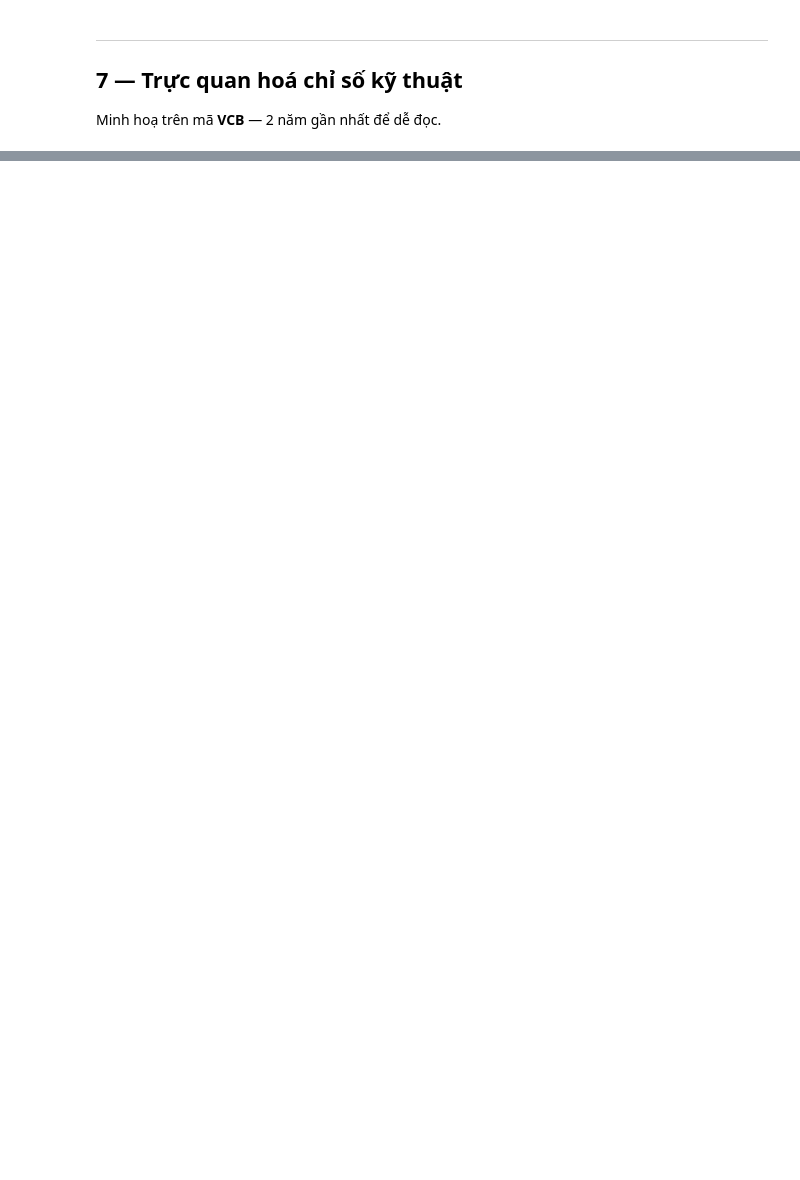
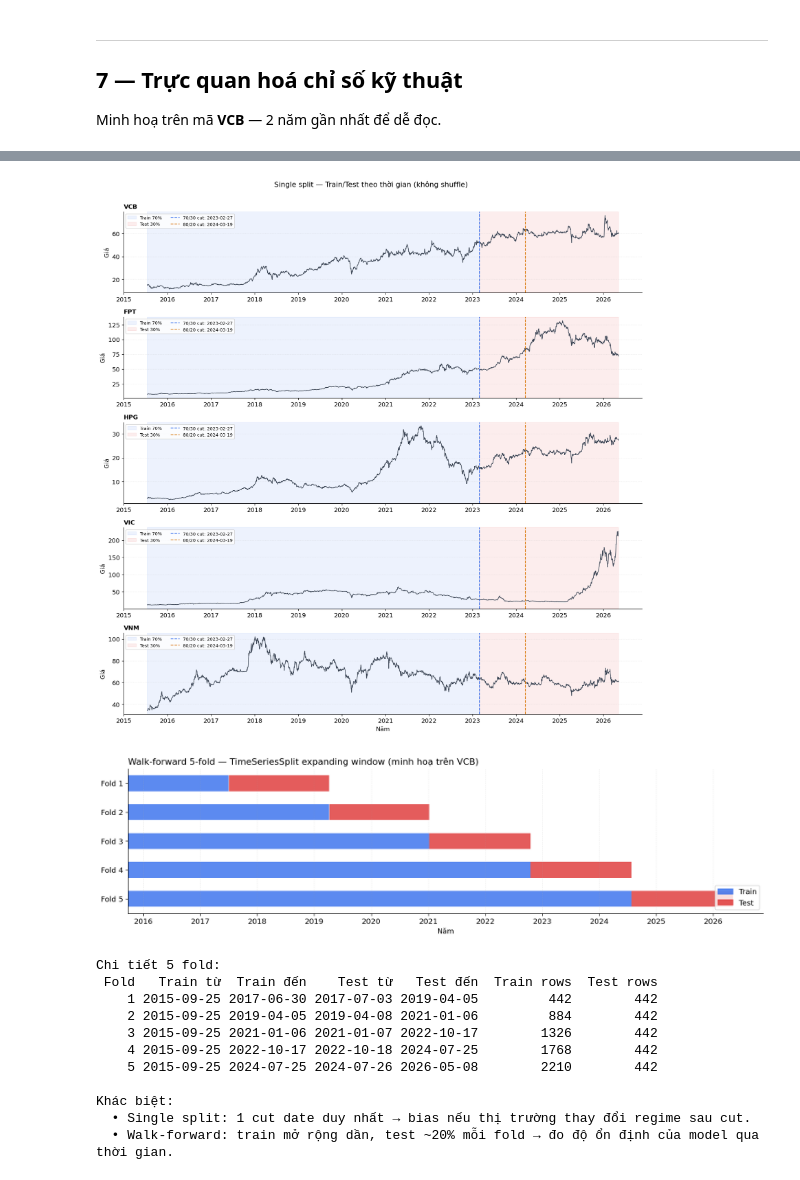
Before and after one commit to PhongNguyenTrung/stock-time-series, a Jupyter notebook: notebooks/02_eda.ipynb, the cells around one changed output, grey strips where cells are left out. Saved outputs shown, nothing was run; the diff lists cells and outputs as text; code cells hidden in the pictures; blank space fills up the shorter version.

```diff
--- a/notebooks/02_eda.ipynb
+++ b/notebooks/02_eda.ipynb
@@ -338,37 +499,98 @@ plt.show()
 # %%
-# Lấy ngày cắt từ split_info
+# ── Single split: 70/30 và 80/20 ──
 cut_dates = {}
 for entry in split_info:
     t = entry['ticker']
     cut_dates[t] = {
         '70_30': pd.Timestamp(entry['splits']['70_30']['test_start']),
         '80_20': pd.Timestamp(entry['splits']['80_20']['test_start']),
     }
 
 fig, axes = plt.subplots(5, 1, figsize=(14, 14), sharex=False)
 
 for ax, ticker in zip(axes, TICKERS):
     df   = raw[ticker].sort_values('date')
     c730 = cut_dates[ticker]['70_30']
     c820 = cut_dates[ticker]['80_20']
 
-    # Vùng màu: train 70/30
     ax.axvspan(df['date'].min(), c730, alpha=0.08, color='#2563EB', label='Train 70%')
     ax.axvspan(c730, df['date'].max(), alpha=0.08, color='#DC2626', label='Test 30%')
 
     ax.plot(df['date'], df['close'], color='#374151', lw=1.0)
     ax.axvline(c730, color='#2563EB', ls='--', lw=1.3, label=f'70/30 cut: {c730.date()}')
     ax.axvline(c820, color='#D97706', ls='--', lw=1.3, label=f'80/20 cut: {c820.date()}')
 
     ax.set_title(ticker, fontsize=11, fontweight='bold', loc='left')
     ax.set_ylabel('Giá')
     ax.legend(loc='upper left', fontsize=8, ncol=2)
     ax.xaxis.set_major_formatter(mdates.DateFormatter('%Y'))
     ax.xaxis.set_major_locator(mdates.YearLocator())
     ax.grid(axis='y', ls=':', alpha=0.3)
 
 axes[-1].set_xlabel('Năm')
-fig.suptitle('Phân chia Train/Test theo thời gian (không shuffle)', fontsize=13, y=1.005)
+fig.suptitle('Single split — Train/Test theo thời gian (không shuffle)', fontsize=13, y=1.005)
 plt.tight_layout()
-fig.savefig(PLOTS_DIR / '08_train_test_split.png', dpi=150, bbox_inches='tight')
+fig.savefig(PLOTS_DIR / '09_train_test_split.png', dpi=150, bbox_inches='tight')
 plt.show()
+
+
+# ── Walk-forward 5-fold (TimeSeriesSplit, expanding window) ──
+from sklearn.model_selection import TimeSeriesSplit
+from matplotlib.patches import Patch
+
+DEMO = 'VCB'
+df_demo = featured[DEMO].sort_values('date').reset_index(drop=True)
+tscv = TimeSeriesSplit(n_splits=5)
+
+fold_info = []
+fig, ax = plt.subplots(figsize=(14, 4))
+for fold, (tr_idx, te_idx) in enumerate(tscv.split(df_demo), 1):
+    tr_start = df_demo.iloc[tr_idx[0]]['date']
+    tr_end   = df_demo.iloc[tr_idx[-1]]['date']
+    te_start = df_demo.iloc[te_idx[0]]['date']
+    te_end   = df_demo.iloc[te_idx[-1]]['date']
+    fold_info.append({
+        'Fold': fold,
+        'Train từ': tr_start.date(), 'Train đến': tr_end.date(),
+        'Test từ':  te_start.date(), 'Test đến':  te_end.date(),
+        'Train rows': len(tr_idx),   'Test rows':  len(te_idx),
+    })
+    ax.barh(fold, (tr_end - tr_start).days, left=tr_start, height=0.55,
+            color='#2563EB', alpha=0.75)
+    ax.barh(fold, (te_end - te_start).days, left=te_start, height=0.55,
+            color='#DC2626', alpha=0.75)
+
+ax.set_yticks(range(1, 6))
+ax.set_yticklabels([f'Fold {i}' for i in range(1, 6)])
+ax.invert_yaxis()
+ax.set_xlabel('Năm')
+ax.set_title(f'Walk-forward 5-fold — TimeSeriesSplit expanding window (minh hoạ trên {DEMO})', loc='left')
+ax.legend(handles=[Patch(color='#2563EB', alpha=0.75, label='Train'),
+                   Patch(color='#DC2626', alpha=0.75, label='Test')],
+          loc='lower right')
+ax.xaxis.set_major_formatter(mdates.DateFormatter('%Y'))
+ax.xaxis.set_major_locator(mdates.YearLocator())
+ax.grid(axis='x', ls=':', alpha=0.3)
+plt.tight_layout()
+fig.savefig(PLOTS_DIR / '10_walkforward_folds.png', dpi=150, bbox_inches='tight')
+plt.show()
+
+print('\nChi tiết 5 fold:')
+print(pd.DataFrame(fold_info).to_string(index=False))
+print('\nKhác biệt:')
+print('  • Single split: 1 cut date duy nhất → bias nếu thị trường thay đổi regime sau cut.')
+print('  • Walk-forward: train mở rộng dần, test ~20% mỗi fold → đo độ ổn định của model qua thời gian.')
+# %% [output]
+[figure, added]
+[figure, added]
+Chi tiết 5 fold:
+ Fold   Train từ  Train đến    Test từ   Test đến  Train rows  Test rows
+    1 2015-09-25 2017-06-30 2017-07-03 2019-04-05         442        442
+    2 2015-09-25 2019-04-05 2019-04-08 2021-01-06         884        442
+    3 2015-09-25 2021-01-06 2021-01-07 2022-10-17        1326        442
+    4 2015-09-25 2022-10-17 2022-10-18 2024-07-25        1768        442
+    5 2015-09-25 2024-07-25 2024-07-26 2026-05-08        2210        442
+
+Khác biệt:
+  • Single split: 1 cut date duy nhất → bias nếu thị trường thay đổi regime sau cut.
+  • Walk-forward: train mở rộng dần, test ~20% mỗi fold → đo độ ổn định của model qua thời gian.
```
Also changed, not shown: parts of 21 cells of this notebook, 16 other files.
